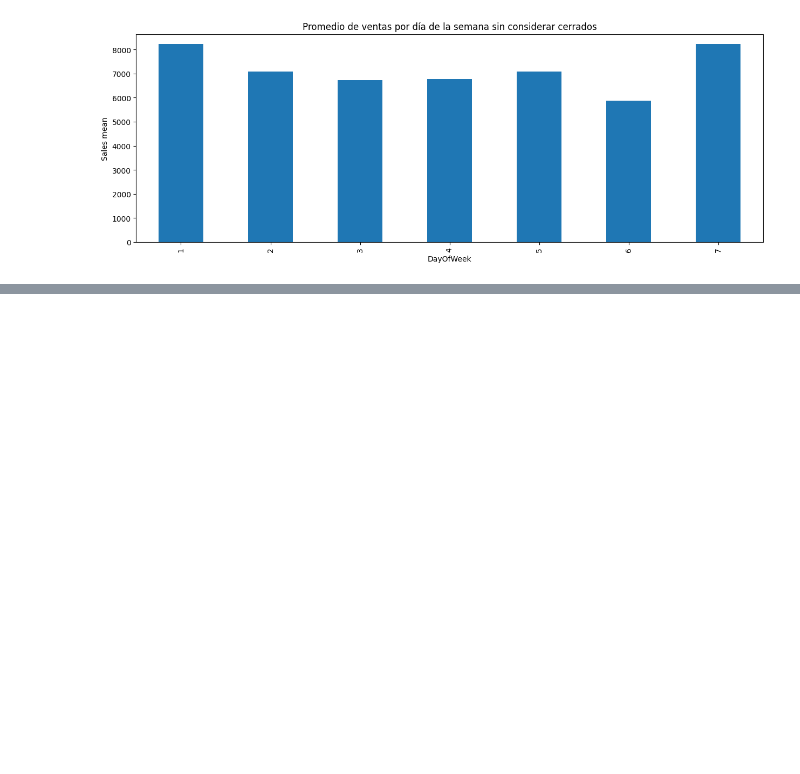
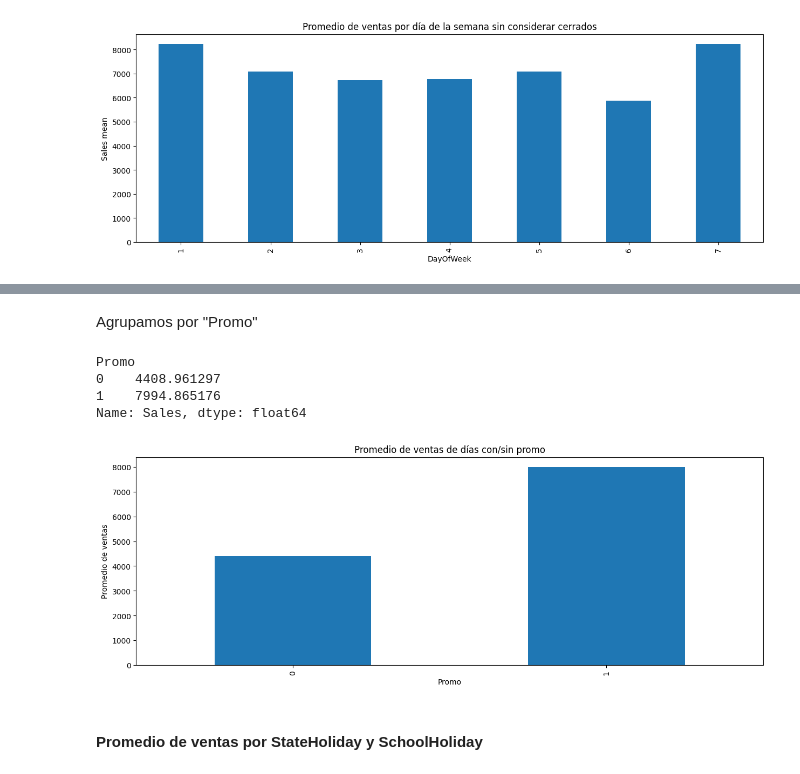
Before and after one commit to charligram/7_rossman_store_sales, a Jupyter notebook: notebooks/01_EDA.ipynb, the cells around one changed output, grey strips where cells are left out. Cells and saved outputs as stored; diff of their text form; code cells hidden in the pictures; blank space fills up the shorter version.

Commit message:
Graficos mean of sales/Guardado de data procesada por feature engineering

```diff
--- a/notebooks/01_EDA.ipynb
+++ b/notebooks/01_EDA.ipynb
@@ -1089,0 +1101,25 @@ plt.savefig("../outputs/figures/10_sales_mean_x_dayofweek.png", bbox_inches="tig
+# %% [markdown]
+Agrupamos por "Promo"
+# %%
+group_promo_sales_mean = df.groupby("Promo")["Sales"].mean()
+# %%
+group_promo_sales_mean
+# %% [output]
+Promo
+0    4408.961297
+1    7994.865176
+Name: Sales, dtype: float64
+# %%
+group_promo_sales_mean.plot(
+    kind="bar",
+    figsize=(15, 5)
+)
+
+plt.title("Promedio de ventas de días con/sin promo")
+plt.ylabel("Promedio de ventas")
+
+plt.savefig("../outputs/figures/11_promo_sales_mean.png", bbox_inches="tight")
+# %% [output]
+[figure, added]
+# %% [markdown]
+#### Promedio de ventas por StateHoliday y SchoolHoliday
```
Also changed, not shown: parts of 64 cells of this notebook, 10 other files.
